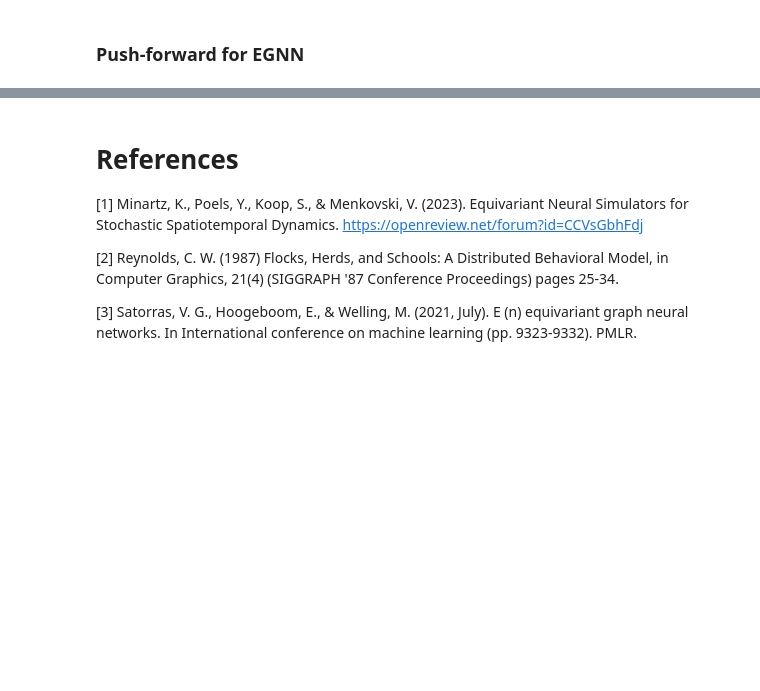
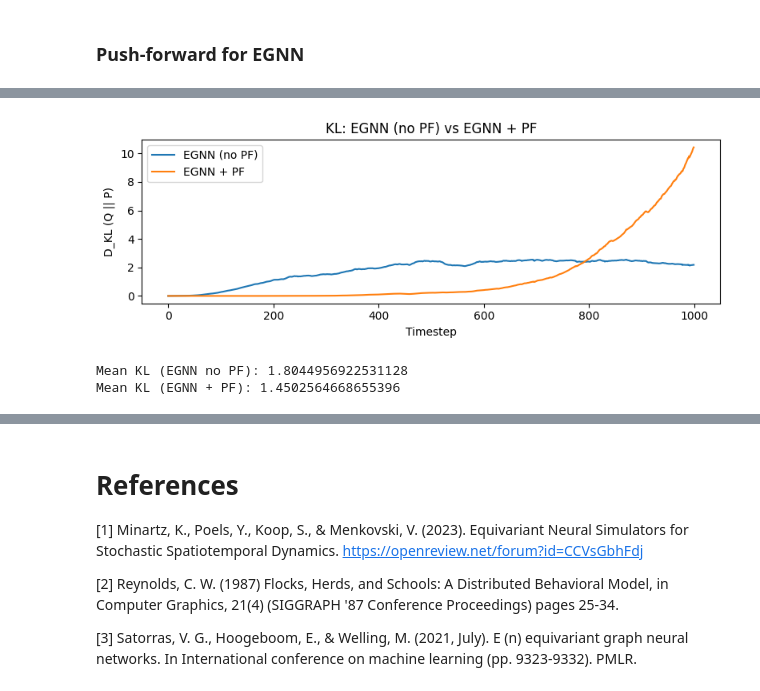
Before and after one commit to pocolpaolo10tue/atai-2025, a Jupyter notebook: practicals/boids/01_Autoregressive_Models.ipynb, the cells around one changed output, grey strips where cells are left out. Cells and saved outputs as stored; diff of their text form; code cells hidden in the pictures; blank space fills up the shorter version.

```diff
--- a/practicals/boids/01_Autoregressive_Models.ipynb
+++ b/practicals/boids/01_Autoregressive_Models.ipynb
@@ -446,0 +693,13 @@ implement the E(n)-Equivariant Graph Neural Networks (EGNN) model from scratch.
+# %%
+
+device = 'cuda' if torch.cuda.is_available() else 'cpu'
+
+
+ar_no_pf = AR_Set_Model(emb_dim=64).to(device)
+ar_no_pf.load_state_dict(torch.load("../../models/01-AR-Set-Model.pt", map_location=device))
+ar_no_pf.eval()
+
+
+egnn_no_pf = EGNN_AR_Model(h_dim=64, m_dim=64, n_layers=4, out_dim=4, edge_radius=40).to(device)
+egnn_no_pf.load_state_dict(torch.load("../../models/02-EGNN-Boids.pt", map_location=device))
+egnn_no_pf.eval()
@@ -470,0 +1334,5 @@ Implement the push-forward training mechanism for the AR-Set-Model and the EGNN
+# %%
+device = 'cuda' if torch.cuda.is_available() else 'cpu'
+egnn_pf_best = EGNN_AR_Model(h_dim=64, m_dim=64, n_layers=4, out_dim=4, edge_radius=40).to(device)
+egnn_pf_best.load_state_dict(torch.load("../../models/04-EGNN-PF.pt", map_location=device))
+egnn_pf_best.eval()
@@ -471,3 +1353,54 @@ Implement the push-forward training mechanism for the AR-Set-Model and the EGNN
+# %%
+
+import torch, matplotlib.pyplot as plt
+
+device = 'cuda' if torch.cuda.is_available() else 'cpu'
+
+
+if 'dists_GT' not in globals():
+    raise RuntimeError("Please run the cell that loads validation_trajectories and defines dists_GT first.")
+
+
+if 'roll_egnn' not in globals():
+    egnn_no_pf = EGNN_AR_Model(h_dim=64, m_dim=64, n_layers=4, out_dim=4, edge_radius=40).to(device)
+    egnn_no_pf.load_state_dict(torch.load("../../models/EGNN-NoPF.pt", map_location=device))
+    egnn_no_pf.eval()
+    roll_egnn = compute_ar_set_model_rollouts(
+        egnn_no_pf, initial_states_validation_dataset, timesteps=1000, device=device
+    )
+
+if 'roll_pf' not in globals():
+    egnn_pf_best = EGNN_AR_Model(h_dim=64, m_dim=64, n_layers=4, out_dim=4, edge_radius=40).to(device)
+    egnn_pf_best.load_state_dict(torch.load("../../models/04-EGNN-PF.pt", map_location=device))
+    egnn_pf_best.eval()
+    roll_pf = compute_ar_set_model_rollouts(
+        egnn_pf_best, initial_states_validation_dataset, timesteps=1000, device=device
+    )
+
+kl_EGNN = kl_curve(
+    compute_velocity_distributions(roll_egnn[:,:,:,2:]),
+    dists_GT
+)
+kl_PF = kl_curve(
+    compute_velocity_distributions(roll_pf[:,:,:,2:]),
+    dists_GT
+)
+
+plt.figure(figsize=(8,3))
+plt.plot(kl_EGNN.detach().cpu().numpy(), label="EGNN (no PF)")
+plt.plot(kl_PF.detach().cpu().numpy(),   label="EGNN + PF")
+plt.xlabel("Timestep"); plt.ylabel("D_KL (Q || P)")
+plt.title("KL: EGNN (no PF) vs EGNN + PF")
+plt.legend()
+plt.tight_layout()
+plt.show()
+
+print("Mean KL (EGNN no PF):", float(kl_EGNN.mean()))
+print("Mean KL (EGNN + PF):", float(kl_PF.mean()))
+# %% [output]
+[figure, added]
+Mean KL (EGNN no PF): 1.8044956922531128
+Mean KL (EGNN + PF): 1.4502564668655396
 # %% [markdown]
 ## Evaluating scientific AI models
 
```
Also changed, not shown: parts of 23 cells of this notebook.
